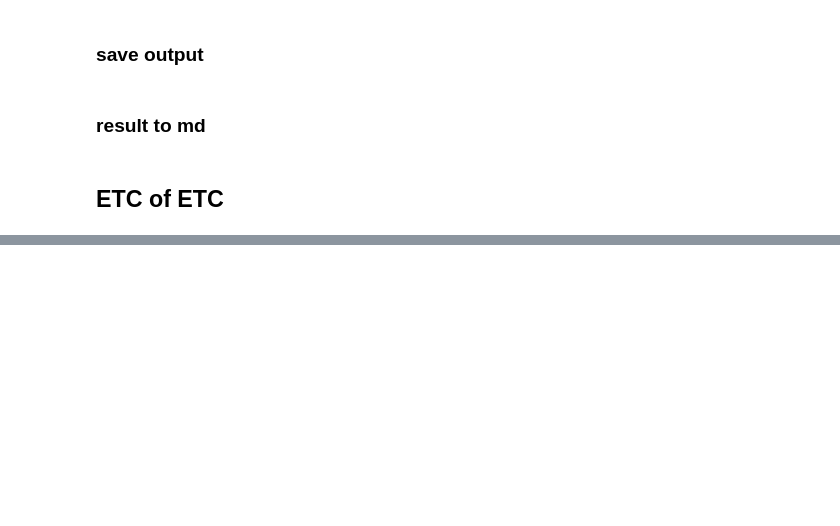
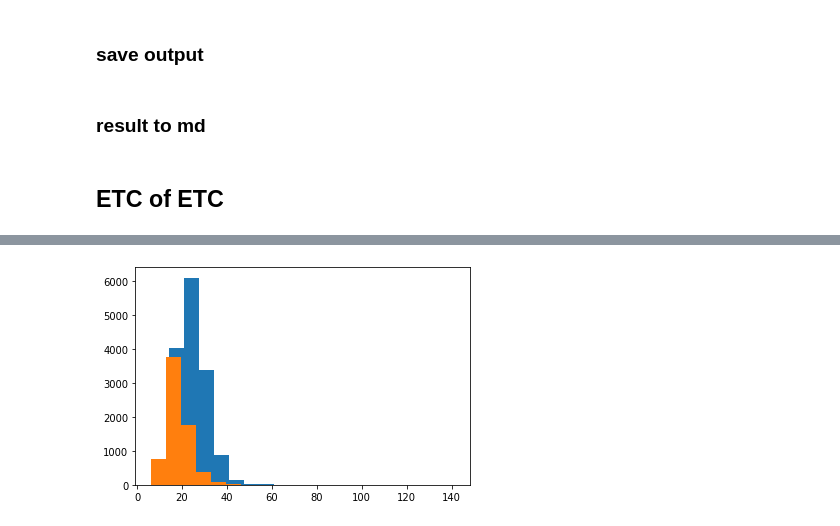
Before and after one commit to epsilon-deltta/Protein-AR, a Jupyter notebook: experiments.ipynb, the cells around one changed output, grey strips where cells are left out. Saved outputs shown, nothing was run; the diff lists cells and outputs as text; code cells hidden in the pictures; blank space fills up the shorter version.

```diff
--- a/experiments.ipynb
+++ b/experiments.ipynb
@@ -823,0 +864,7 @@ class AE0(nn.Module):
+# %%
+from matplotlib import pyplot as plt
+plt.hist(zero_df,bins=20)
+plt.hist(one_df)
+plt.show()
+# %% [output]
+[figure, added]
```
Also changed, not shown: parts of 22 cells of this notebook, 1 other file.
